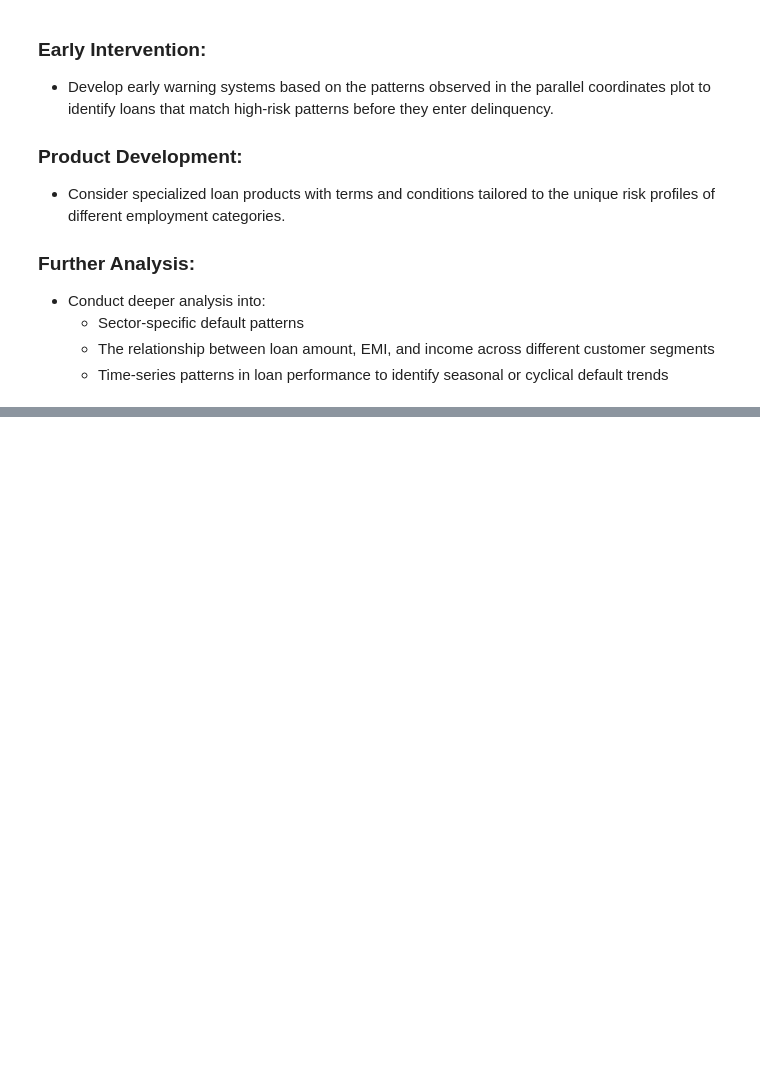
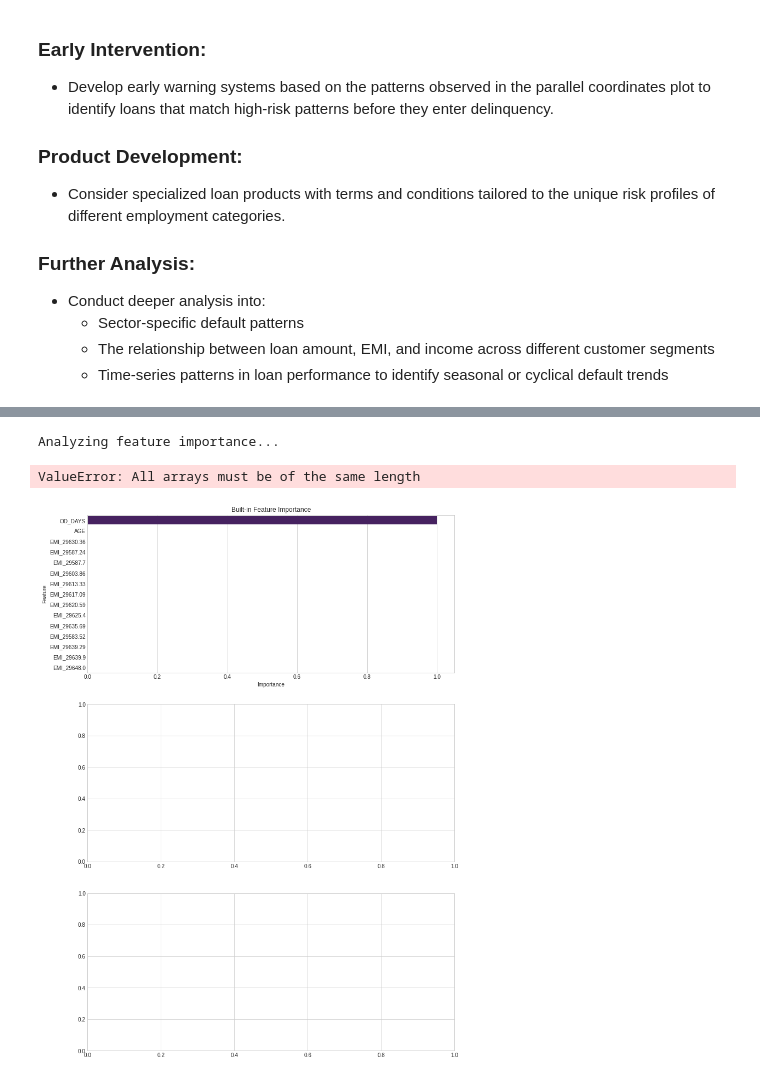
Before and after one commit to KaiFa254/SmartLender, a Jupyter notebook: notebooks/Alex.ipynb, the cells around one changed output, grey strips where cells are left out. Drawn from its saved outputs; the diff is of its cells as text; code cells hidden in the pictures; blank space fills up the shorter version.

Commit message:
started on modelling and feature selection

```diff
--- a/notebooks/Alex.ipynb
+++ b/notebooks/Alex.ipynb
@@ -1017,0 +1505,21 @@ Based on the visualizations analyzed:
+# %%
+def create_correlation_heatmap(X, top_features):
+    """Create correlation heatmap for top features"""
+
+    # Select only numeric features
+    numeric_features = X[top_features].select_dtypes(include=['int64', 'float64']).columns.tolist()
+
+    if len(numeric_features) > 1:
+        # Calculate correlation matrix
+        corr_matrix = X[numeric_features].corr()
+
+        # Plot heatmap
+        plt.figure(figsize=(10, 8))
+        mask = np.triu(np.ones_like(corr_matrix, dtype=bool))
+        sns.heatmap(corr_matrix, mask=mask, annot=True, fmt=".2f", cmap='coolwarm',
+                    square=True, linewidths=0.5, cbar_kws={"shrink": 0.8})
+        plt.title('Feature Correlation Heatmap')
+        plt.tight_layout()
+        plt.show()
+    else:
+        print("Not enough numeric features for correlation analysis")
@@ -1017,0 +1594,4 @@ Based on the visualizations analyzed:
+# %%
+# Train your best model (example with XGBoost)
+best_model = models['XGBoost']
+best_model.fit(X_train, y_train)
@@ -1017,0 +1633,16 @@ Based on the visualizations analyzed:
+# %%
+# Get feature names after preprocessing
+preprocessor = best_model.named_steps['preprocessor']
+ohe_features = []
+if hasattr(preprocessor.transformers_[1][1][-1], 'get_feature_names_out'):
+    ohe_feature_names = preprocessor.transformers_[1][1][-1].get_feature_names_out(categorical_features)
+    ohe_features = list(ohe_feature_names)
+
+model_features = numeric_features + ohe_features
+
+# Run the comprehensive feature analysis
+feature_analysis = analyze_model_features(best_model, X_train, X_test, y_test, model_features)
+# %% [output]
+Analyzing feature importance...
+ValueError: All arrays must be of the same length
+[figure, added]
```
Also changed, not shown: parts of 21 cells of this notebook.
